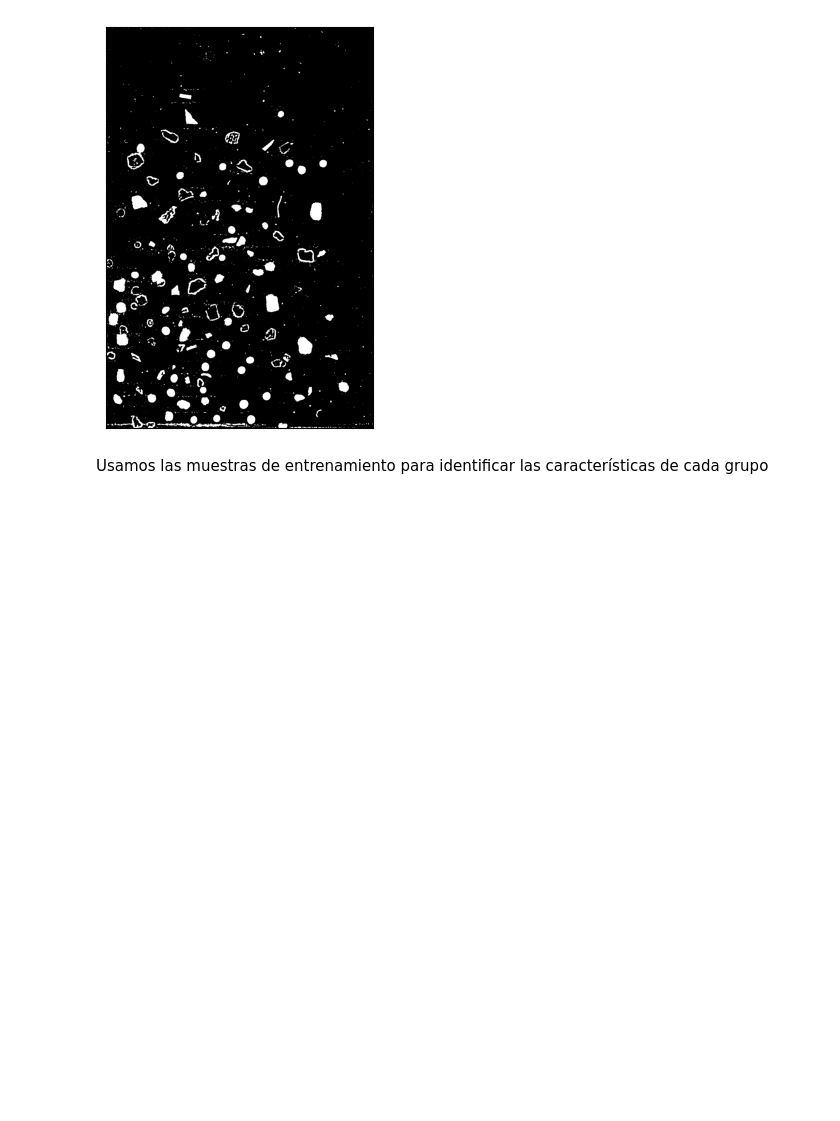
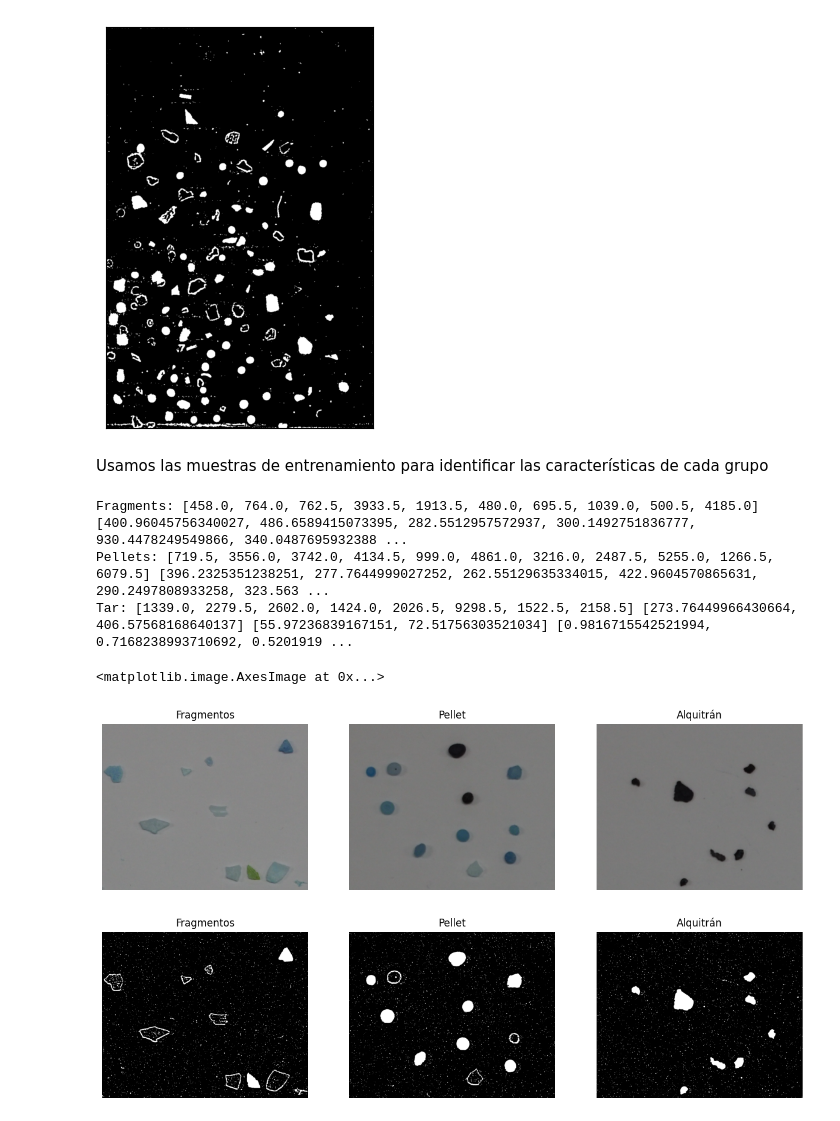
Before and after one commit to Leslie-Romero/VC_P3_LRM_MCV, a Jupyter notebook: Tareas.ipynb, the cells around one changed output. Cells and saved outputs as stored; diff of their text form; code cells hidden in the pictures; blank space fills up the shorter version.

Commit message:
Arreglado el problema del print()

```diff
--- a/Tareas.ipynb
+++ b/Tareas.ipynb
@@ -166,22 +166,24 @@ def process_image(img_path):
     res, img_th2 = cv2.threshold(255 - img_th,120,255,cv2.THRESH_BINARY)
     cnt, hierarchy = cv2.findContours(img_th2, cv2.RETR_EXTERNAL, cv2.CHAIN_APPROX_SIMPLE)
     img_cnt = np.zeros(img.shape, dtype=np.uint8)
+    cv2.drawContours(img_cnt, cnt, -1, (255,255,255), -1)
     img_color = cv2.imread(img_path)
 
     # Area
     min_area = 410
-    areas = [[cv2.contourArea(c), c] for c in cnt if cv2.contourArea(c) > min_area]
+    areas = [cv2.contourArea(c) for c in cnt if cv2.contourArea(c) > min_area]
+    areas_aux = [[cv2.contourArea(c), c] for c in cnt if cv2.contourArea(c) > min_area]
 
     # Perim
     min_perim = 250
-    perims = [[cv2.arcLength(c, True), c] for c in cnt if cv2.arcLength(c, True) > min_perim]
+    perims = [cv2.arcLength(c, True) for c in cnt if cv2.arcLength(c, True) > min_perim]
 
     # Compactness
-    compact = [(p[0]**2)/a[0] for p, a in zip(perims, areas)]
+    compact = [(p**2)/a for p, a in zip(perims, areas)]
 
     # Area to container ratio
     a2c_ratio = []
-    for (area, c) in areas:
+    for (area, c) in areas_aux:
         epsilon = 0.1*cv2.arcLength(c, True)
         approx = cv2.approxPolyDP(c, epsilon, True)
         x, y, w, h = cv2.boundingRect(approx)
@@ -197,7 +199,7 @@ def process_image(img_path):
 
     # Axis ratio
     axis_ratio = []
-    for (area, c) in areas:
+    for (area, c) in areas_aux:
         ellipse = cv2.fitEllipse(c)
         (center, axes, angle) = ellipse
         axis_ratio.append(min(axes)/max(axes))
@@ -208,32 +210,43 @@ def process_image(img_path):
 cnt1, img_cnt1, img1, area1, perim1, compact1, a2c_ratio1, w2h_ratio1, axis_ratio1 = process_image('./content/FRA.png')
 cnt2, img_cnt2, img2, area2, perim2, compact2, a2c_ratio2, w2h_ratio2, axis_ratio2 = process_image('./content/PEL.png')
 cnt3, img_cnt3, img3, area3, perim3, compact3, a2c_ratio3, w2h_ratio3, axis_ratio3 = process_image('./content/TAR.png')
+
+print("Fragments:", area1, perim1, compact1, a2c_ratio1, w2h_ratio1, axis_ratio1)
+print("Pellets:", area2, perim2, compact2, a2c_ratio2, w2h_ratio2, axis_ratio2)
+print("Tar:", area3, perim3, compact3, a2c_ratio3, w2h_ratio3, axis_ratio3)
 
 fig, (ax1, ax2, ax3)= plt.subplots(1, 3, figsize=(15, 4))
 ax1.set_axis_off()
 ax1.set_title('Fragmentos')
 ax1.imshow(img1)
 
 ax2.set_axis_off()
 ax2.set_title('Pellet')
 ax2.imshow(img2)
 
 ax3.set_axis_off()
 ax3.set_title('Alquitrán')
 ax3.imshow(img3)
 
 fig, (ax1, ax2, ax3)= plt.subplots(1, 3, figsize=(15, 4))
 # Dibujamos los contornos de la imagen de fragmentos
 ax1.set_axis_off()
 ax1.set_title('Fragmentos')
 ax1.imshow(img_cnt1, cmap='gray')
 
 # Dibujamos los contornos de la imagen de pellets
 ax2.set_axis_off()
 ax2.set_title('Pellet')
 ax2.imshow(img_cnt2, cmap='gray')
 
 # Dibujamos los contornos de la imagen de alquitrán
 ax3.set_axis_off()
 ax3.set_title('Alquitrán')
 ax3.imshow(img_cnt3, cmap='gray')
+# %% [output]
+Fragments: [458.0, 764.0, 762.5, 3933.5, 1913.5, 480.0, 695.5, 1039.0, 500.5, 4185.0] [400.96045756340027, 486.6589415073395, 282.5512957572937, 300.1492751836777, 930.4478249549866, 340.0487695932388 ...
+Pellets: [719.5, 3556.0, 3742.0, 4134.5, 999.0, 4861.0, 3216.0, 2487.5, 5255.0, 1266.5, 6079.5] [396.2325351238251, 277.7644999027252, 262.55129635334015, 422.9604570865631, 290.2497808933258, 323.563 ...
+Tar: [1339.0, 2279.5, 2602.0, 1424.0, 2026.5, 9298.5, 1522.5, 2158.5] [273.76449966430664, 406.57568168640137] [55.97236839167151, 72.51756303521034] [0.9816715542521994, 0.7168238993710692, 0.5201919 ...
+<matplotlib.image.AxesImage at 0x...>
+[figure, added]
+[figure, added]
```
